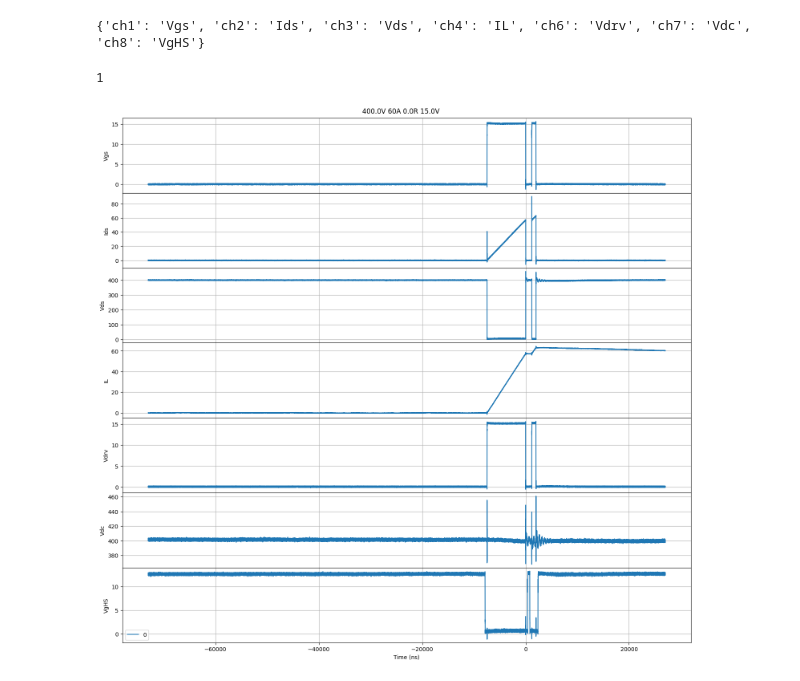
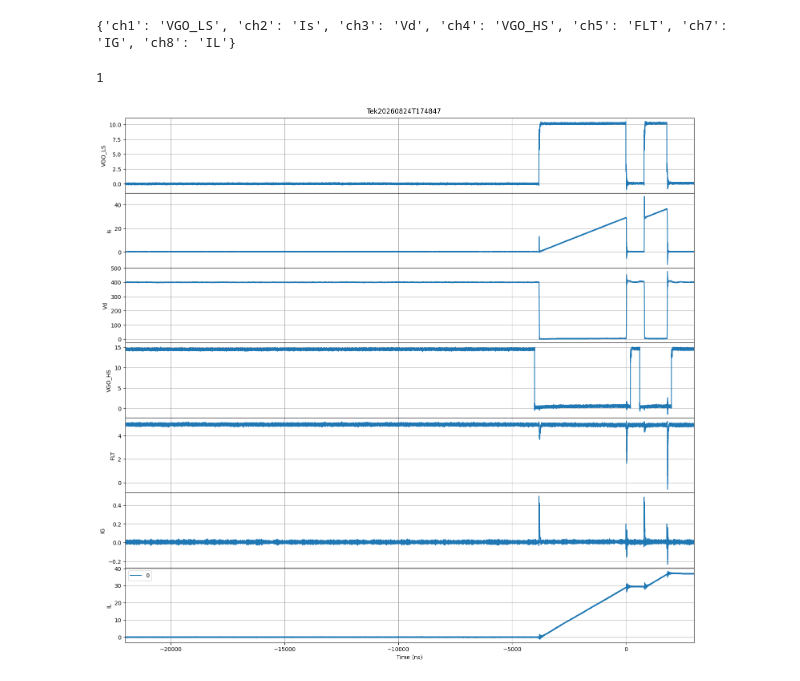
Before and after one commit to End1essNight/DP_Algorithm, a Jupyter notebook: tss_all_channel_plot.ipynb, the cells around one changed output. Saved outputs shown, nothing was run; the diff lists cells and outputs as text; code cells hidden in the pictures.

```diff
--- a/tss_all_channel_plot.ipynb
+++ b/tss_all_channel_plot.ipynb
@@ -9,37 +9,37 @@ def find_file(filename, search_dir):
             return root
     return None
 # %%
-folder = r'\\10.44.21.20\cgdshareddrive\!USERS\D. Miller\WP51 SRC Analysis\P42016 KR16'
-tss_file = '400.0V 60A 0.0R 15.0V.tss'
+folder = r'Y:\TESTDATA\DP\2026\08\24'
+tss_file = 'Tek20260824T174847.tss'
 path = find_file(tss_file, folder)
 tss = TSSFile(path, tss_file, source='Local')
 channel_labels = tss.channel_labels
 num = len(channel_labels.keys())
 print(channel_labels)
 # %% [output]
-{'ch1': 'Vgs', 'ch2': 'Ids', 'ch3': 'Vds', 'ch4': 'IL', 'ch6': 'Vdrv', 'ch7': 'Vdc', 'ch8': 'VgHS'}
+{'ch1': 'VGO_LS', 'ch2': 'Is', 'ch3': 'Vd', 'ch4': 'VGO_HS', 'ch5': 'FLT', 'ch7': 'IG', 'ch8': 'IL'}
 # %%
 fig, axs = plt.subplots(num, 1, sharex=True, figsize=(15, num*2))
 fig.suptitle(tss_file[:-4])
 fig.tight_layout()
 fig.subplots_adjust(hspace=0)
 time1 = tss.waveforms[list(channel_labels.keys())[0]].time_for_frame()*1e9
 print(tss.waveforms[list(channel_labels.keys())[0]].frame_count)
 
 for i in [0]:
     index = 0
     for channel in channel_labels.keys():
         values = tss.waveforms[channel].values_for_frame(i)
         axs[index].plot(time1, values, label=i)
         axs[index].set_ylabel(channel_labels[channel])
         axs[index].grid(True)
         index += 1
 
 plt.legend()
 plt.xlabel('Time (ns)')
-#plt.xlim([-20e3, 3e3])
+plt.xlim([-22e3, 3e3])
 plt.legend(loc='best')
 plt.show()
 # %% [output]
 1
-[figure, old version]
+[figure, new version]
```
Also changed, not shown: 5 other files.
